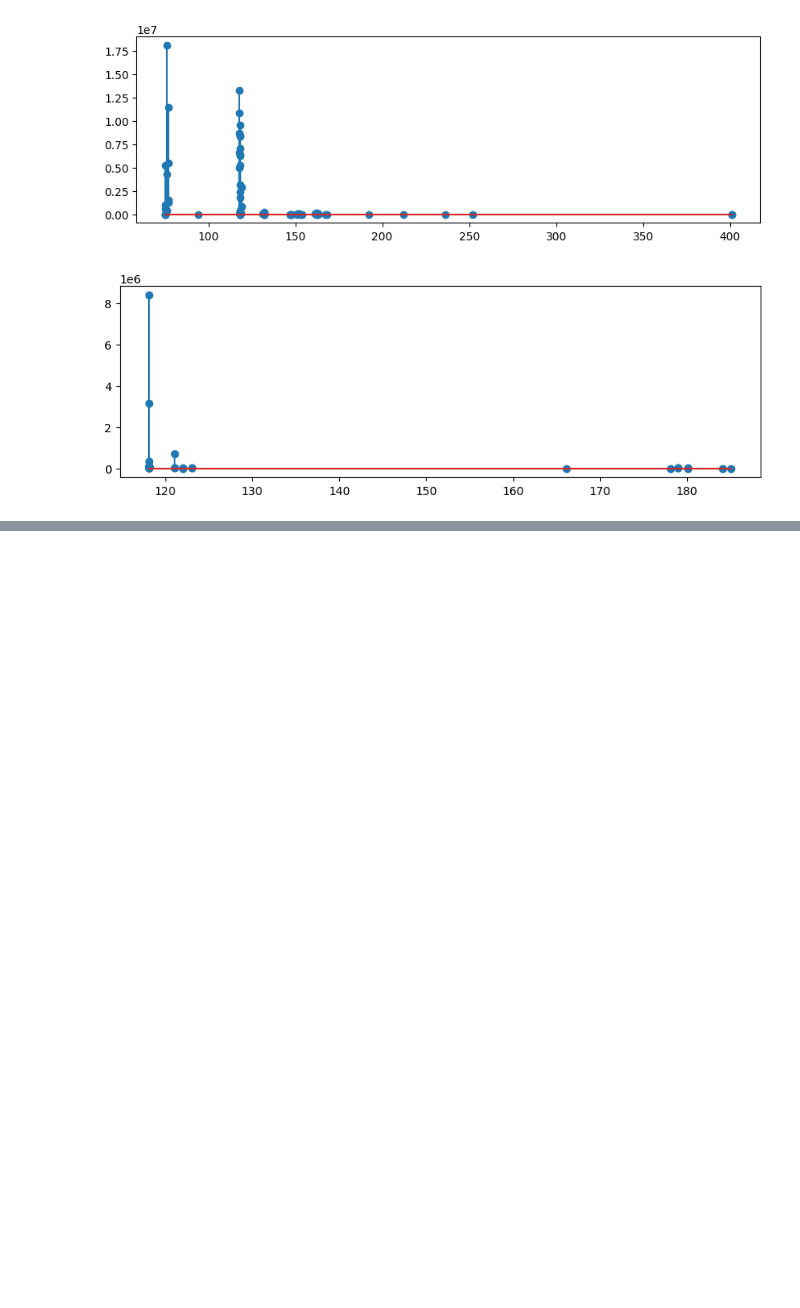
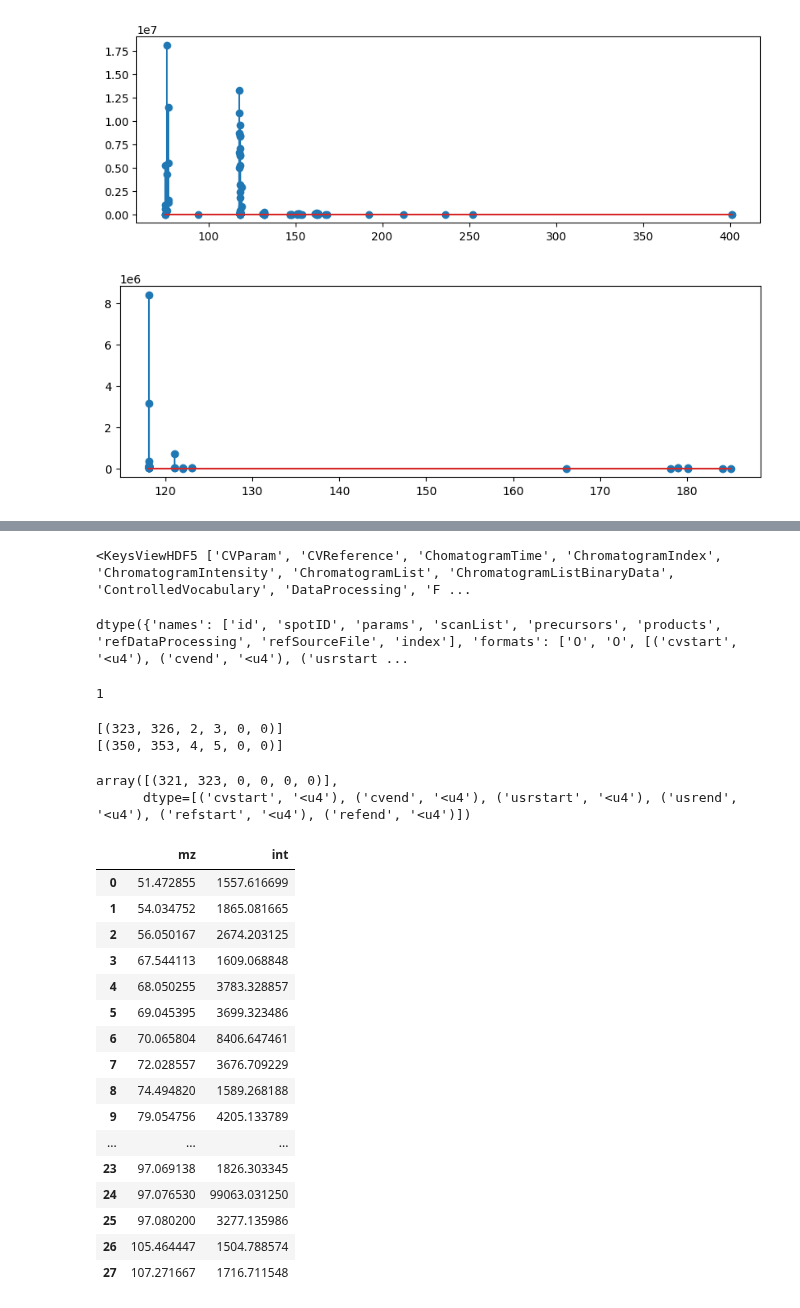
Before and after one commit to wkumler/mzsql, a Jupyter notebook: demo_notebooks/MS2_all.ipynb, the cells around one changed output, grey strips where cells are left out. Cells and saved outputs as stored; diff of their text form; code cells hidden in the pictures; blank space fills up the shorter version.

```diff
--- a/demo_notebooks/MS2_all.ipynb
+++ b/demo_notebooks/MS2_all.ipynb
@@ -504,0 +505,50 @@ plt.show()
+# %%
+mz5_obj.keys()
+# %% [output]
+<KeysViewHDF5 ['CVParam', 'CVReference', 'ChomatogramTime', 'ChromatogramIndex', 'ChromatogramIntensity', 'ChromatogramList', 'ChromatogramListBinaryData', 'ControlledVocabulary', 'DataProcessing', 'F ...
+# %%
+mz5_obj = h5py.File(mz5_file, 'r')
+mz5_obj["SpectrumMetaData"].dtype
+# %% [output]
+dtype({'names': ['id', 'spotID', 'params', 'scanList', 'precursors', 'products', 'refDataProcessing', 'refSourceFile', 'index'], 'formats': ['O', 'O', [('cvstart', '<u4'), ('cvend', '<u4'), ('usrstart ...
+# %%
+len(mz5_obj["SpectrumMetaData"]["precursors"][15])
+# %% [output]
+1
+# %%
+print(mz5_obj["SpectrumMetaData"]["precursors"][0:20][15]["isolationWindow"])
+print(mz5_obj["SpectrumMetaData"]["precursors"][0:20][16]["isolationWindow"])
+# %% [output]
+[(323, 326, 2, 3, 0, 0)]
+[(350, 353, 4, 5, 0, 0)]
+# %%
+mz5_obj["SpectrumMetaData"]["precursors"][15]["activation"]
+# %% [output]
+array([(321, 323, 0, 0, 0, 0)],
+      dtype=[('cvstart', '<u4'), ('cvend', '<u4'), ('usrstart', '<u4'), ('usrend', '<u4'), ('refstart', '<u4'), ('refend', '<u4')])
+# %%
+mz5_obj = h5py.File(mz5_file, 'r')
+scan_idxs = np.concatenate(([0], mz5_obj["SpectrumIndex"][...]))
+lower_bound = scan_idxs[spectrum_idx]
+upper_bound = scan_idxs[spectrum_idx+1]
+mz_vals = np.cumsum(mz5_obj["SpectrumMZ"][lower_bound:upper_bound])
+int_vals = mz5_obj["SpectrumIntensity"][lower_bound:upper_bound]
+pd.DataFrame({"mz":mz_vals, "int":int_vals})
+# %% [output]
+|  | mz | int |
+| 0 | 51.472855 | 1557.616699 |
+| 1 | 54.034752 | 1865.081665 |
+| 2 | 56.050167 | 2674.203125 |
+| 3 | 67.544113 | 1609.068848 |
+| 4 | 68.050255 | 3783.328857 |
+| 5 | 69.045395 | 3699.323486 |
+| 6 | 70.065804 | 8406.647461 |
+| 7 | 72.028557 | 3676.709229 |
+| 8 | 74.494820 | 1589.268188 |
+| 9 | 79.054756 | 4205.133789 |
+| ... | ... | ... |
+| 23 | 97.069138 | 1826.303345 |
+| 24 | 97.076530 | 99063.031250 |
+| 25 | 97.080200 | 3277.135986 |
+| 26 | 105.464447 | 1504.788574 |
+| 27 | 107.271667 | 1716.711548 |
```
Also changed, not shown: parts of 2 cells of this notebook.
